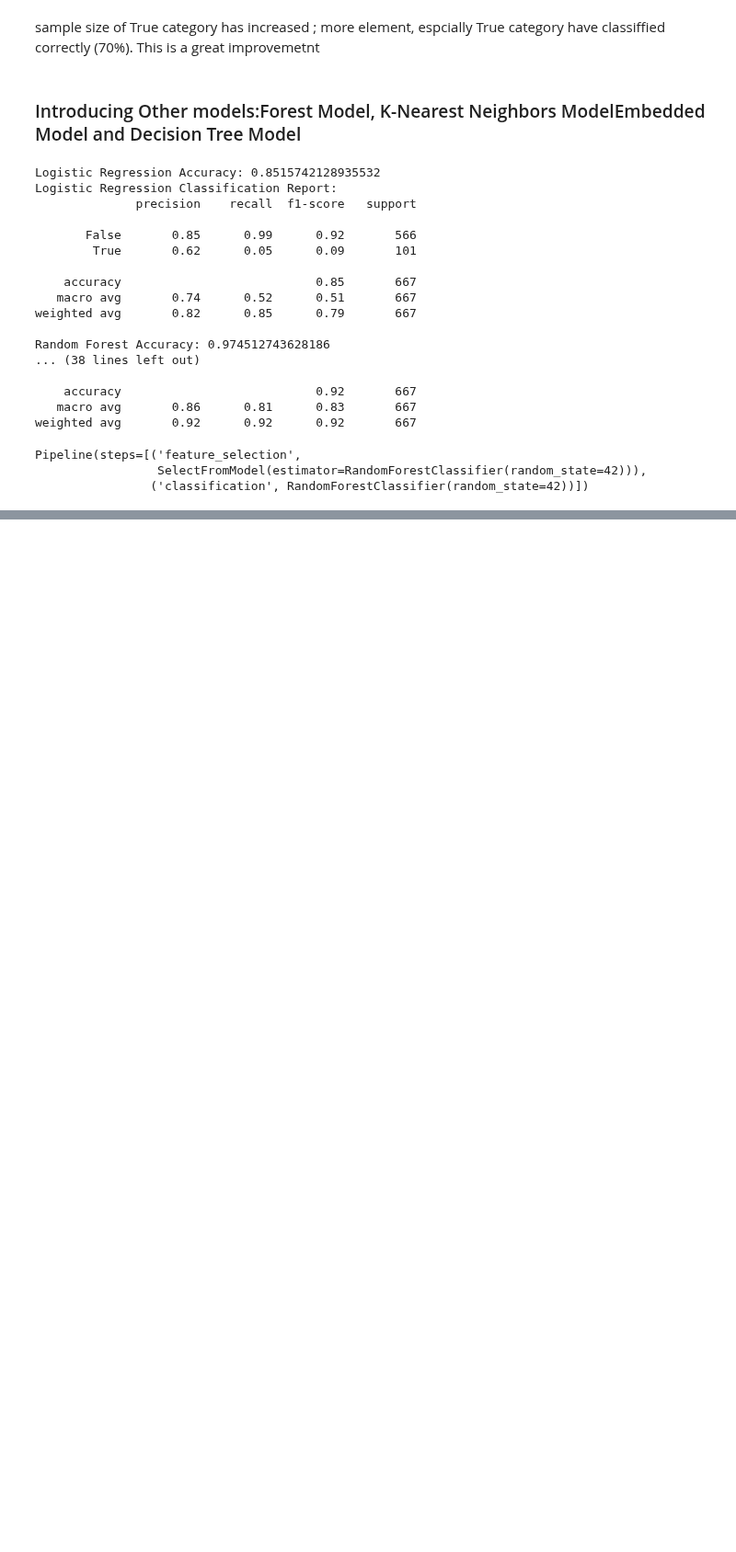
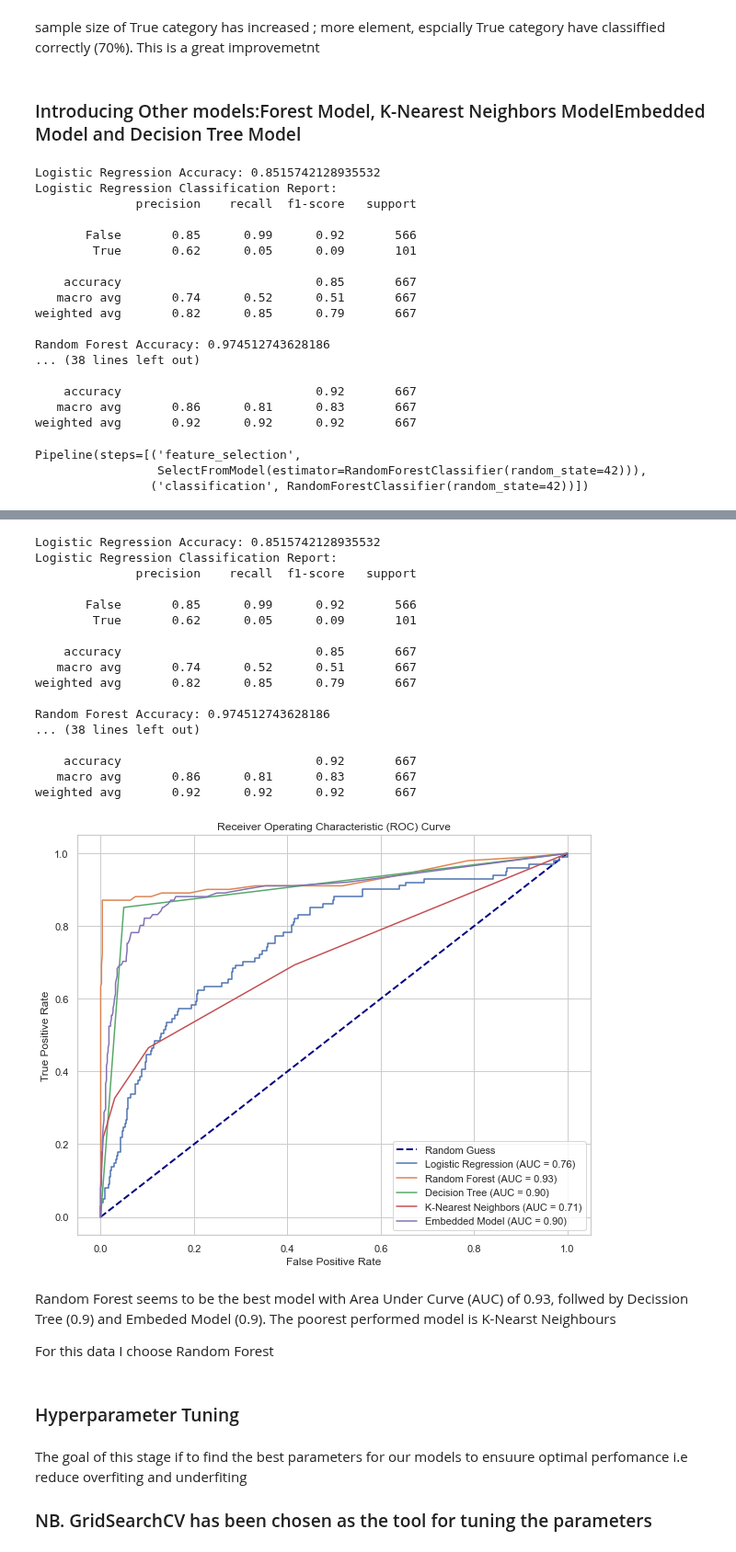
Before and after one commit to ThomasOkiwi/Phase-Three-Final-Project, a Jupyter notebook: index.ipynb, the cells around one changed output, grey strips where cells are left out. Shown at 92% size. Saved outputs shown, nothing was run; the diff lists cells and outputs as text; code cells hidden in the pictures; blank space fills up the shorter version.

Commit message:
Hyperparameters Tuning

```diff
--- a/index.ipynb
+++ b/index.ipynb
@@ -677,0 +674,78 @@ Random Forest has the highet accuracy 97.45% followed by Decision Tree 93.55% an
+# %%
+# Import nessary libraries
+from sklearn.metrics import roc_curve, auc
+from sklearn.preprocessing import label_binarize
+
+def plot_roc_auc(X_train, y_train, X_test, y_test, models):
+    plt.figure(figsize=(10, 8))
+    plt.plot([0, 1], [0, 1], color='navy', lw=2, linestyle='--', label='Random Guess')
+
+    for model_name, model_function in models.items():
+        # Train the model
+        model = model_function(X_train, y_train, X_test, y_test)
+
+        # Get the predicted probabilities for each class
+        y_proba = model.predict_proba(X_test)
+
+        # If binary classification, use label 1 probabilities
+        if len(np.unique(y_train)) == 2:
+            y_proba = y_proba[:, 1]
+            y_test_bin = label_binarize(y_test, classes=np.unique(y_train))
+        else:
+            # For multi-class classification, use one-vs-rest strategy
+            y_test_bin = label_binarize(y_test, classes=np.unique(y_train))
+
+        # Calculate ROC curve
+        fpr, tpr, _ = roc_curve(y_test_bin.ravel(), y_proba.ravel())
+
+        # Calculate AUC
+        auc_score = auc(fpr, tpr)
+
+        # Plot ROC curve
+        plt.plot(fpr, tpr, label=f'{model_name} (AUC = {auc_score:.2f})')
+
+    plt.xlabel('False Positive Rate')
+    plt.ylabel('True Positive Rate')
+    plt.title('Receiver Operating Characteristic (ROC) Curve')
+    plt.legend(loc='lower right')
+    plt.show()
+
+# Example Usage
+models = {
+    "Logistic Regression": logistic_model,
+    "Random Forest": random_forest_model,
+    "Decision Tree": decision_tree_model,
+    "K-Nearest Neighbors": knn_model,
+    "Embedded Model": embedded_model
+}
+
+plot_roc_auc(X_train, y_train, X_test, y_test, models)
+# %% [output]
+Logistic Regression Accuracy: 0.8515742128935532
+Logistic Regression Classification Report:
+              precision    recall  f1-score   support
+
+       False       0.85      0.99      0.92       566
+        True       0.62      0.05      0.09       101
+
+    accuracy                           0.85       667
+   macro avg       0.74      0.52      0.51       667
+weighted avg       0.82      0.85      0.79       667
+
+Random Forest Accuracy: 0.974512743628186
+... (38 lines left out)
+
+    accuracy                           0.92       667
+   macro avg       0.86      0.81      0.83       667
+weighted avg       0.92      0.92      0.92       667
+[figure, added]
+# %% [markdown]
+Random Forest seems to be the best model with Area Under Curve (AUC) of 0.93, follwed by Decission Tree (0.9) and Embeded Model (0.9). The poorest performed model is K-Nearst Neighbours
+
+For this data I choose Random Forest
+# %% [markdown]
+### Hyperparameter Tuning
+# %% [markdown]
+The goal of this stage if to find the best parameters for our models to ensuure optimal perfomance i.e reduce overfiting and underfiting
+
+ ### NB.  GridSearchCV has been chosen as the tool for tuning the parameters
```
Also changed, not shown: parts of 8 cells of this notebook.
